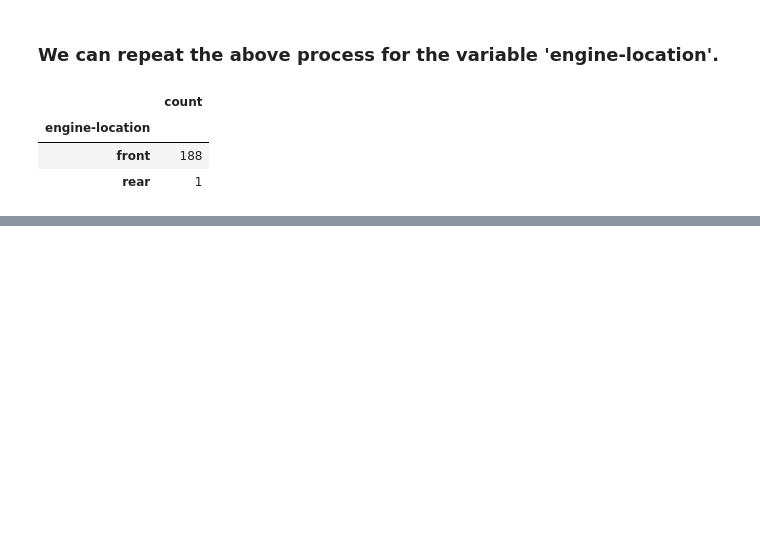
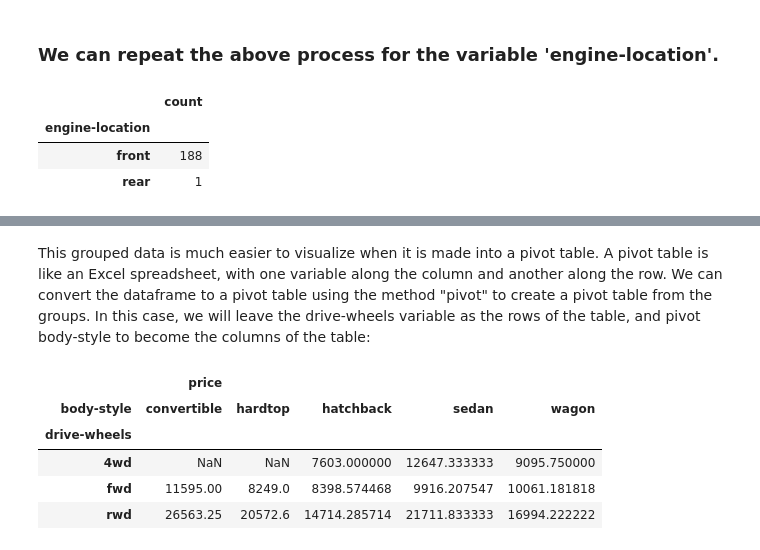
Before and after one commit to nayeem29dse/Car-Data-Analysis, a Jupyter notebook: automobiles_analysis.ipynb, the cells around one changed output, grey strips where cells are left out. Cells and saved outputs as stored; diff of their text form; code cells hidden in the pictures; blank space fills up the shorter version.

```diff
--- a/automobiles_analysis.ipynb
+++ b/automobiles_analysis.ipynb
@@ -690,0 +719,13 @@ engine_loc_counts.head(10)
+# %% [markdown]
+This grouped data is much easier to visualize when it is made into a pivot table. A pivot table is like an Excel spreadsheet, with one variable along the column and another along the row. We can convert the dataframe to a pivot table using the method "pivot" to create a pivot table from the groups.
+In this case, we will leave the drive-wheels variable as the rows of the table, and pivot body-style to become the columns of the table:
+# %%
+grouped_pivot=df_test1.pivot(index='drive-wheels', columns='body-style')
+grouped_pivot
+# %% [output]
+|  | price |  |  |  |  |
+| body-style | convertible | hardtop | hatchback | sedan | wagon |
+| drive-wheels |  |  |  |  |  |
+| 4wd | NaN | NaN | 7603.000000 | 12647.333333 | 9095.750000 |
+| fwd | 11595.00 | 8249.0 | 8398.574468 | 9916.207547 | 10061.181818 |
+| rwd | 26563.25 | 20572.6 | 14714.285714 | 21711.833333 | 16994.222222 |
```
Also changed, not shown: parts of 48 cells of this notebook.
